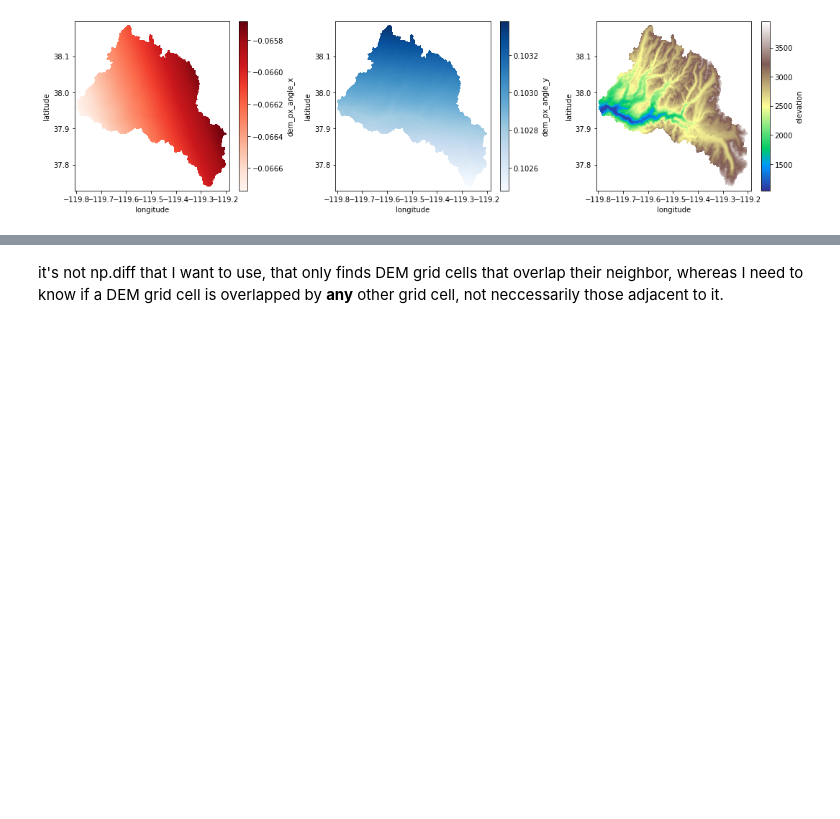
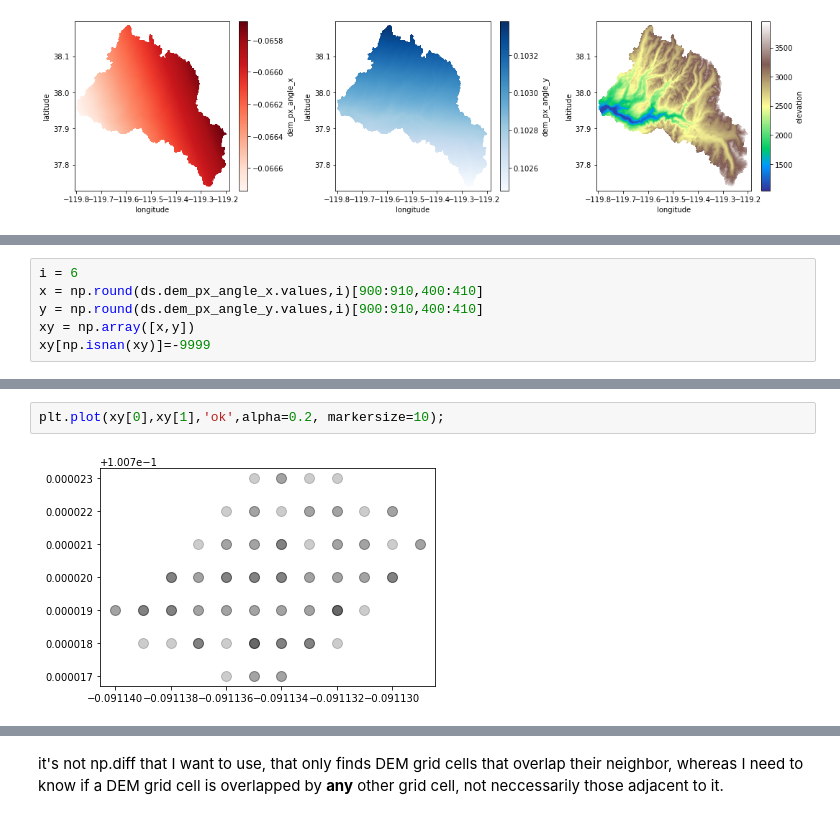
Before and after one commit to spestana/goes-ortho, a Jupyter notebook: goes-make-ortho-map.ipynb, the cells around one changed output, grey strips where cells are left out. Cells and saved outputs as stored; diff of their text form; blank space fills up the shorter version.

```diff
--- a/goes-make-ortho-map.ipynb
+++ b/goes-make-ortho-map.ipynb
@@ -414,0 +476,6 @@ print(np.diff(a,n=1,axis=1)[:-1,:])
+# %%
+i = 6
+x = np.round(ds.dem_px_angle_x.values,i)[900:910,400:410]
+y = np.round(ds.dem_px_angle_y.values,i)[900:910,400:410]
+xy = np.array([x,y])
+xy[np.isnan(xy)]=-9999
@@ -414,0 +534,4 @@ print(np.diff(a,n=1,axis=1)[:-1,:])
+# %%
+plt.plot(xy[0],xy[1],'ok',alpha=0.2, markersize=10);
+# %% [output]
+[figure, added]
```
Also changed, not shown: parts of 35 cells of this notebook, 2 other files.
